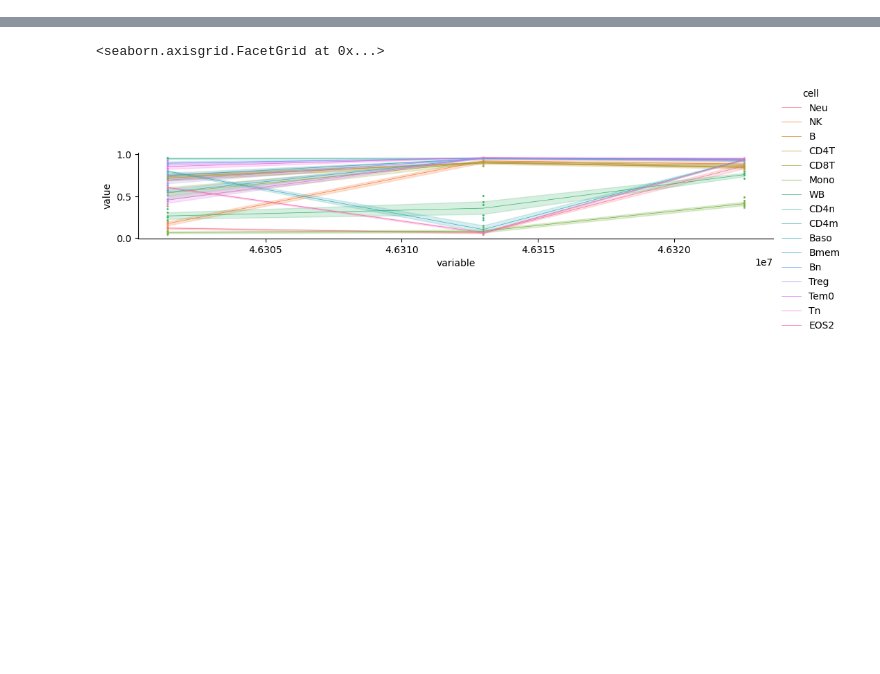
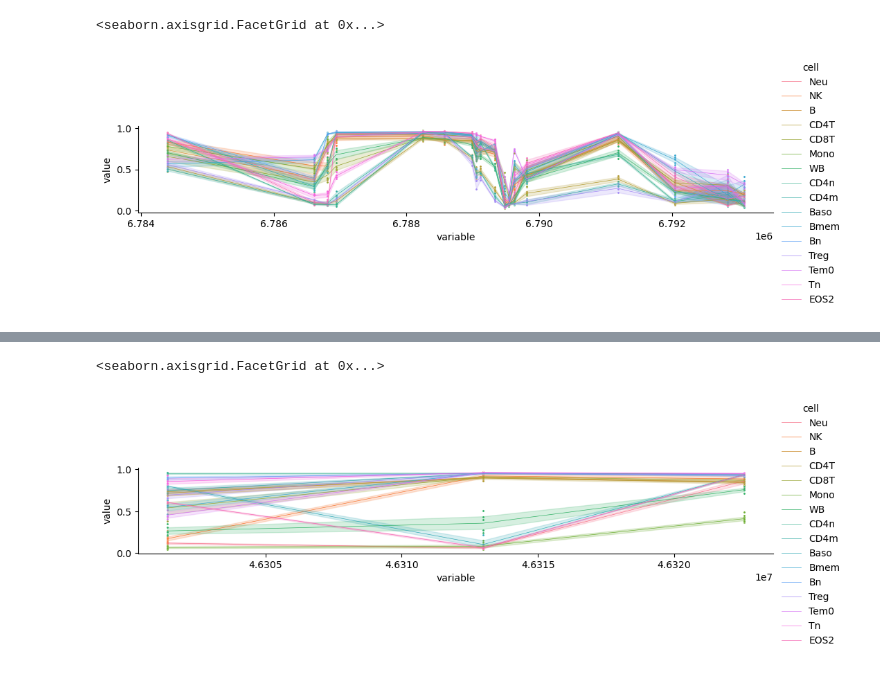
Before and after one commit to moqri/cell_comp, a Jupyter notebook: markers.ipynb, the cells around one changed output, grey strips where cells are left out. Cells and saved outputs as stored; diff of their text form; code cells hidden in the pictures; blank space fills up the shorter version.

```diff
--- a/markers.ipynb
+++ b/markers.ipynb
@@ -91,0 +49,14 @@ g.add_legend()
+# %%
+cd4=man[(man['gene']=='CD4')][['pos']].sort_values('pos')
+cd4=cd4.join(dnam)
+cd4_ind=cd4['pos']
+cd4.index=cd4['pos']
+cd4=cd4.drop('pos',axis=1).T.join(meta.rename('cell'))
+plm=cd4.melt('cell')
+g = sns.FacetGrid(plm, hue='cell',height=2, aspect=5, )
+g.map(sns.scatterplot, "variable", "value",s=5)
+g.map(sns.lineplot, "variable", "value",linewidth = .5);
+g.add_legend()
+# %% [output]
+<seaborn.axisgrid.FacetGrid at 0x...>
+[figure, added]
```
Also changed, not shown: parts of 14 cells of this notebook, 1 other file.
